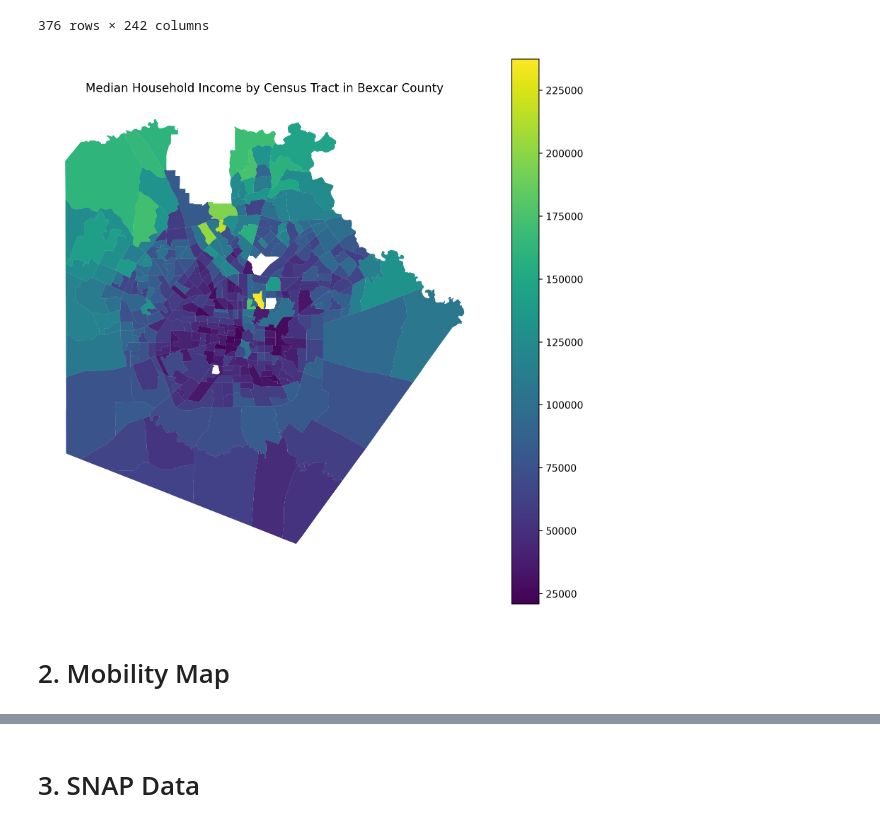
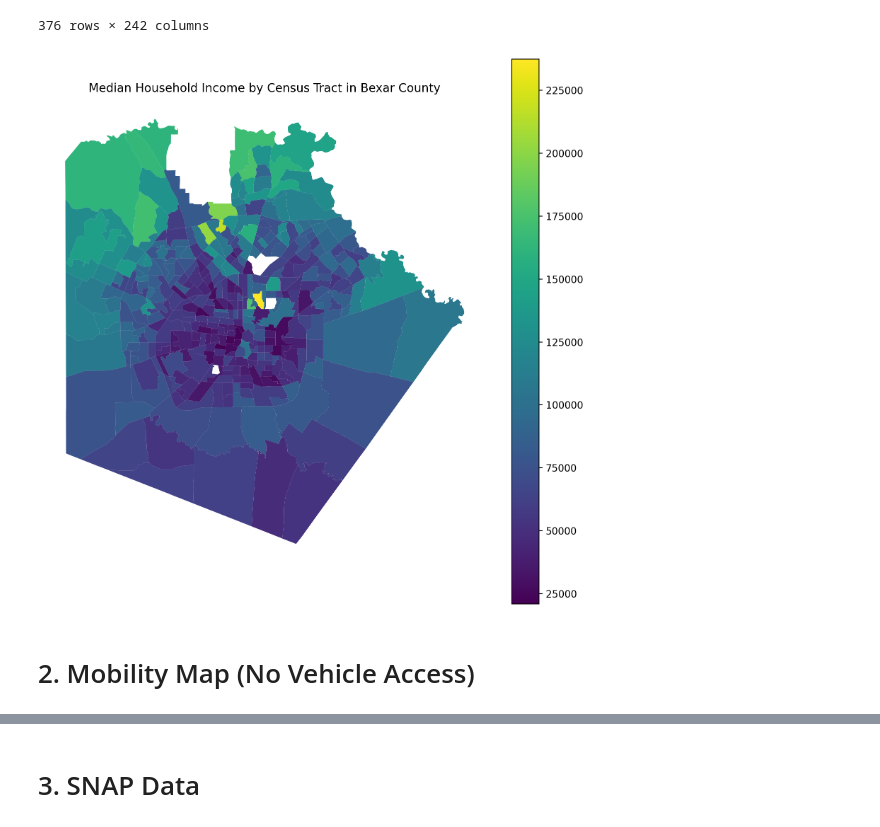
Before and after one commit to sarazarea26/fooddesertproject, a Jupyter notebook: heat_maps/bexar_county/bexar_heat_maps.ipynb, the cells around one changed output, grey strips where cells are left out. Saved outputs shown, nothing was run; the diff lists cells and outputs as text; code cells hidden in the pictures.

```diff
--- a/heat_maps/bexar_county/bexar_heat_maps.ipynb
+++ b/heat_maps/bexar_county/bexar_heat_maps.ipynb
@@ -35,9 +46,9 @@ df
 # %%
 gdf = gpd.read_file("tl_2024_48_tract.shp")
 # %%
-bexcar = gdf[gdf["COUNTYFP"] == "029"]
+bexar = gdf[gdf["COUNTYFP"] == "029"]
 # %%
-merged = bexcar.merge(
+merged = bexar.merge(
     df,
     left_on="GEOIDFQ",
     right_on="GEO_ID",
@@ -51,20 +62,20 @@ merged["S1903_C03_001E"] = pd.to_numeric(
 # %%
 fig, ax = plt.subplots(figsize=(10, 10))
 
 merged.plot(
     column="S1903_C03_001E",
     cmap="viridis",
     legend=True,
     ax=ax
 )
 
-plt.title("Median Household Income by Census Tract in Bexcar County")
+plt.title("Median Household Income by Census Tract in Bexar County")
 plt.axis("off")
 plt.show()
 # %% [output]
-[figure, old version]
+[figure, new version]
 # %% [markdown]
-# 2. Mobility Map
+# 2. Mobility Map (No Vehicle Access)
 # %%
 df = pd.read_csv('vehicle_data.csv')
 # %%
```
Also changed, not shown: parts of 6 cells of this notebook, 17 other files.
